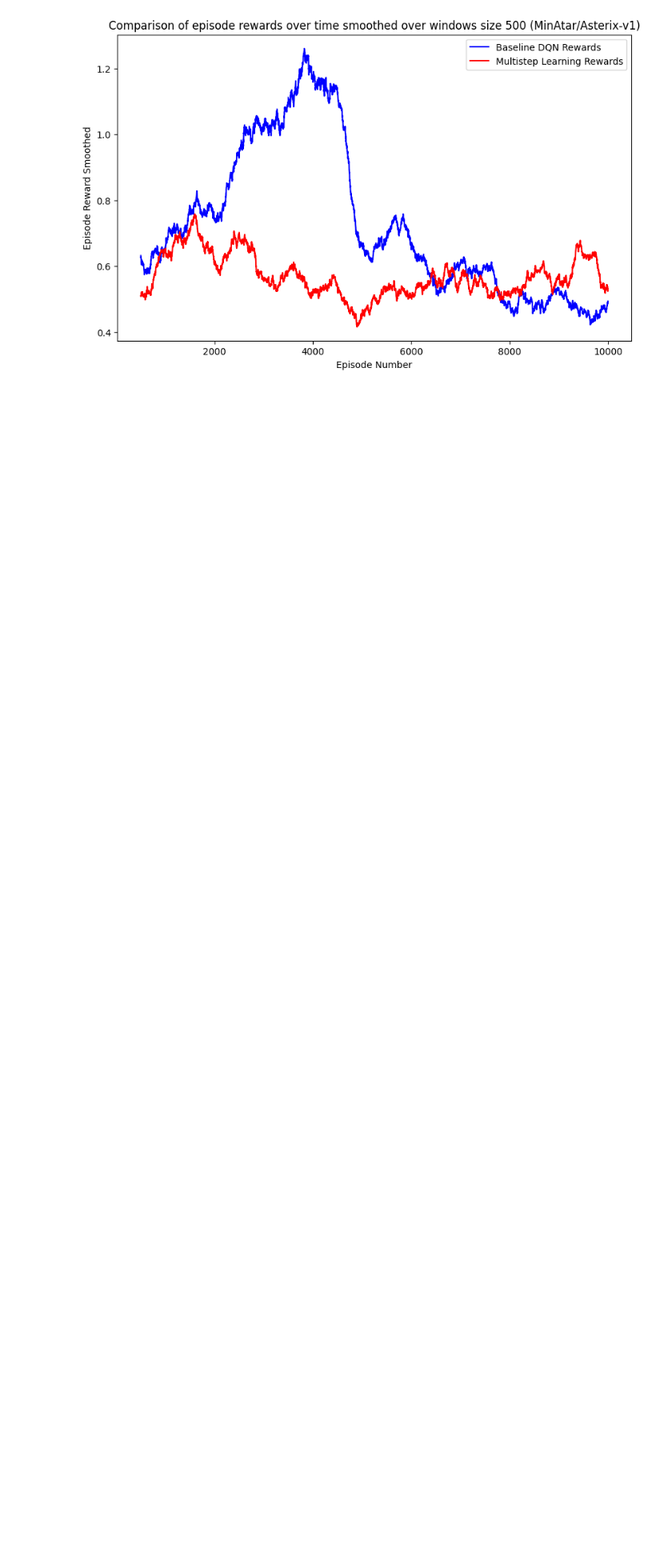
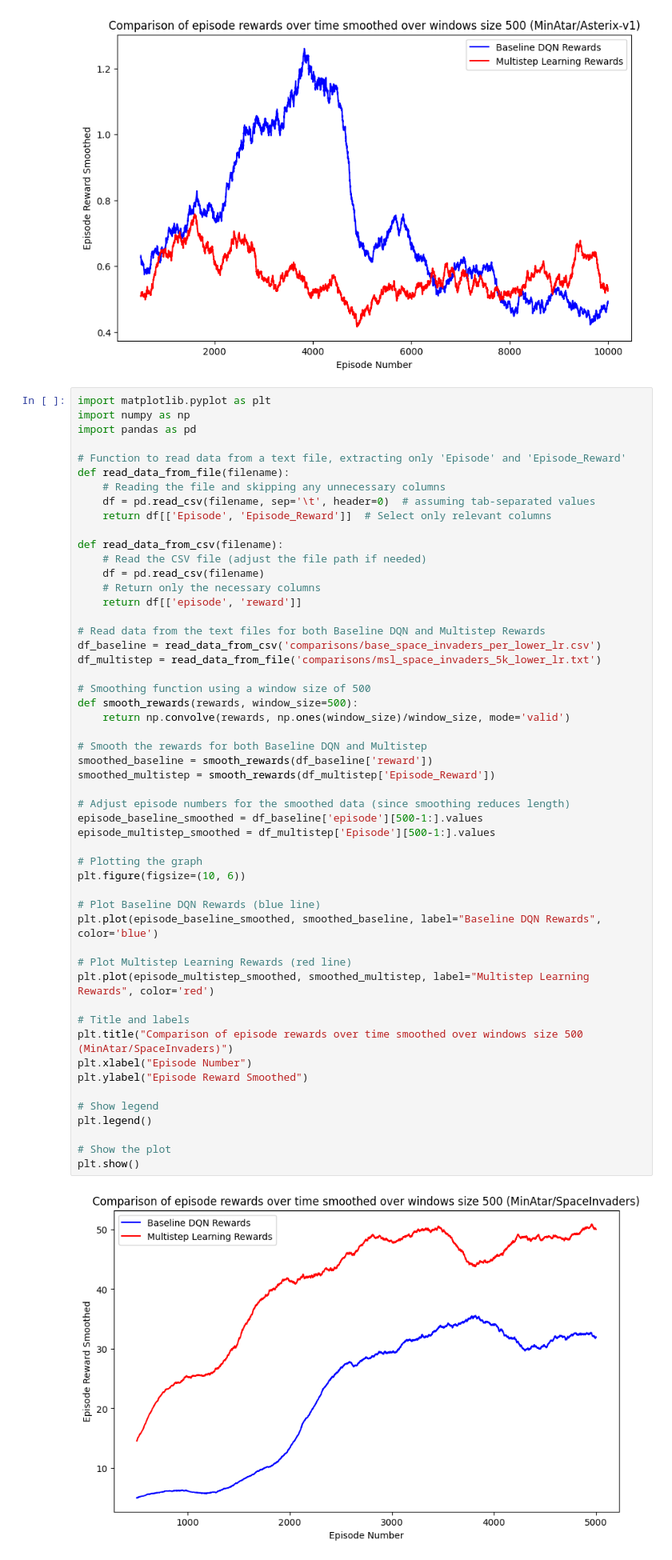
Before and after one commit to iamjumshaid/rl-project, a Jupyter notebook: graphs.ipynb, the cells around one changed output. Shown at 80% size. Drawn from its saved outputs; the diff is of its cells as text; blank space fills up the shorter version.

```diff
--- a/graphs.ipynb
+++ b/graphs.ipynb
@@ -142,3 +142,57 @@ plt.legend()
 plt.show()
 # %% [output]
 [figure]
+# %%
+import matplotlib.pyplot as plt
+import numpy as np
+import pandas as pd
+
+# Function to read data from a text file, extracting only 'Episode' and 'Episode_Reward'
+def read_data_from_file(filename):
+    # Reading the file and skipping any unnecessary columns
+    df = pd.read_csv(filename, sep='\t', header=0)  # assuming tab-separated values
+    return df[['Episode', 'Episode_Reward']]  # Select only relevant columns
+
+def read_data_from_csv(filename):
+    # Read the CSV file (adjust the file path if needed)
+    df = pd.read_csv(filename)
+    # Return only the necessary columns
+    return df[['episode', 'reward']]
+
+# Read data from the text files for both Baseline DQN and Multistep Rewards
+df_baseline = read_data_from_csv('comparisons/base_space_invaders_per_lower_lr.csv')
+df_multistep = read_data_from_file('comparisons/msl_space_invaders_5k_lower_lr.txt')
+
+# Smoothing function using a window size of 500
+def smooth_rewards(rewards, window_size=500):
+    return np.convolve(rewards, np.ones(window_size)/window_size, mode='valid')
+
+# Smooth the rewards for both Baseline DQN and Multistep
+smoothed_baseline = smooth_rewards(df_baseline['reward'])
+smoothed_multistep = smooth_rewards(df_multistep['Episode_Reward'])
+
+# Adjust episode numbers for the smoothed data (since smoothing reduces length)
+episode_baseline_smoothed = df_baseline['episode'][500-1:].values
+episode_multistep_smoothed = df_multistep['Episode'][500-1:].values
+
+# Plotting the graph
+plt.figure(figsize=(10, 6))
+
+# Plot Baseline DQN Rewards (blue line)
+plt.plot(episode_baseline_smoothed, smoothed_baseline, label="Baseline DQN Rewards", color='blue')
+
+# Plot Multistep Learning Rewards (red line)
+plt.plot(episode_multistep_smoothed, smoothed_multistep, label="Multistep Learning Rewards", color='red')
+
+# Title and labels
+plt.title("Comparison of episode rewards over time smoothed over windows size 500 (MinAtar/SpaceInvaders)")
+plt.xlabel("Episode Number")
+plt.ylabel("Episode Reward Smoothed")
+
+# Show legend
+plt.legend()
+
+# Show the plot
+plt.show()
+# %% [output]
+[figure, added]
```
Also changed, not shown: 7 other files.
